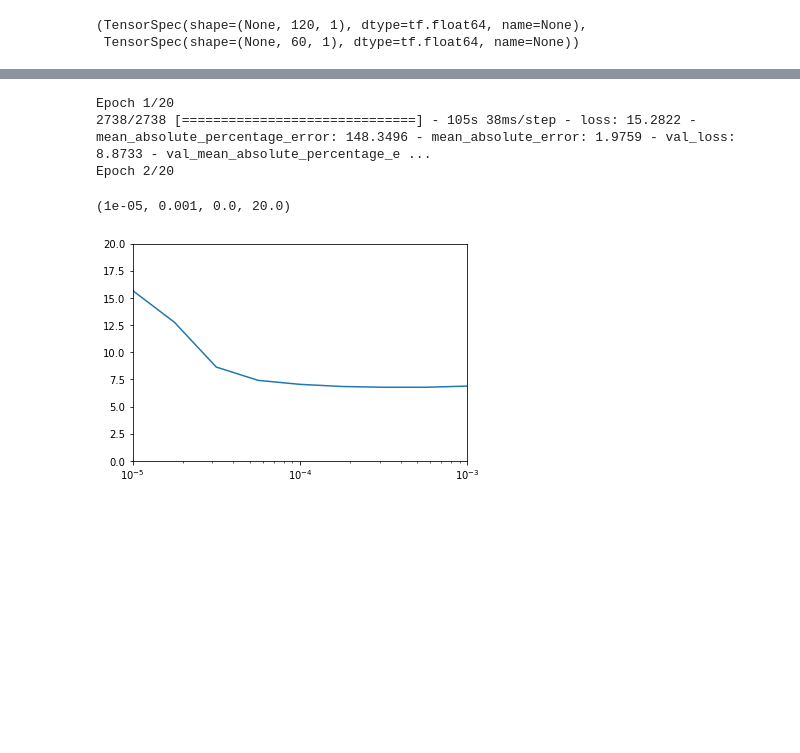
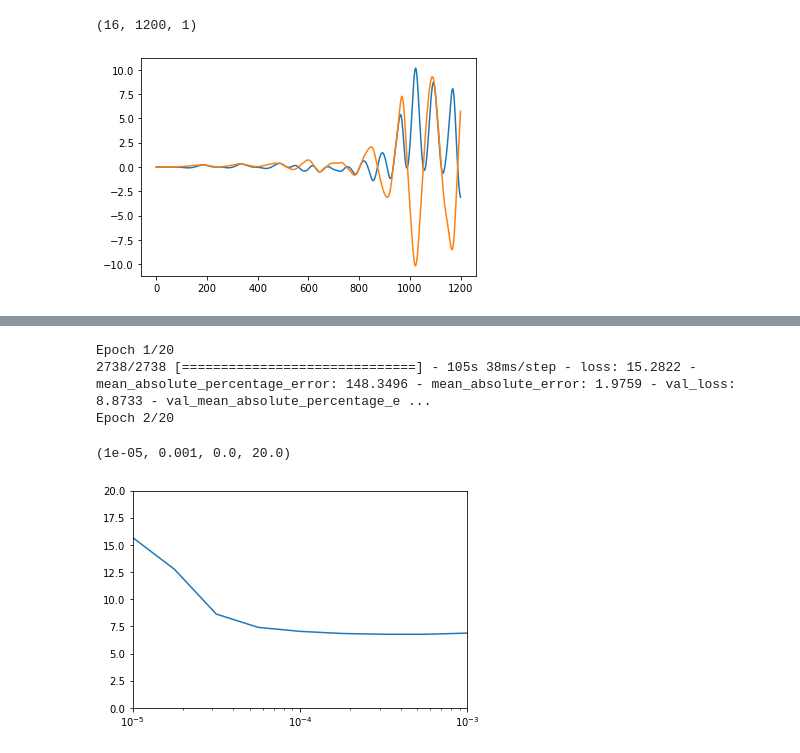
Before and after one commit to Nish171/Parametric_Roll_Detection, a Jupyter notebook: notebooks/model_4.ipynb, the cells around one changed output, grey strips where cells are left out. Cells and saved outputs as stored; diff of their text form; code cells hidden in the pictures; blank space fills up the shorter version.

```diff
--- a/notebooks/model_4.ipynb
+++ b/notebooks/model_4.ipynb
@@ -8,12 +8,19 @@ import numpy as np
 import matplotlib.pyplot as plt
 # %%
 # Dataset generator
-input_dim   = 30*4
-pred_dim    = 30*2
+n = 10
+m = 5
+hop = 0.25
+input_dim   = 30 * n
+pred_dim    = 30 * m
 shift       = pred_dim
-data        = DS(input_dim, pred_dim, shift, skip=1, hop=0.1, normalizer=1)
+batch_size  = 64
+Data        = DS(
+                input_dim,
+                pred_dim,
+                shift,
+                skip=0.25,
+                hop=hop,
+                batch_size=batch_size,
+                in_cols=['roll']
+                )
-# %%
-data.Train.element_spec
-# %% [output]
-(TensorSpec(shape=(None, 120, 1), dtype=tf.float64, name=None),
- TensorSpec(shape=(None, 60, 1), dtype=tf.float64, name=None))
@@ -20,3 +30,14 @@ data.Train.element_spec
+# %%
+for x, y in Data.Train.take(2):
+    print(x.shape)
+    t1 = np.array(range(len(x[0,:,0])))*0.25
+    plt.plot(x[0,:,0]*np.sin(2*np.pi*t1/37.9))
+    plt.plot(x[0,:,0])
+    # plt.show()
+    break
+# %% [output]
+(16, 1200, 1)
+[figure, added]
 # %%
 # Loss functions
 # Regression loss
```
Also changed, not shown: parts of 15 cells of this notebook, 55 other files.
